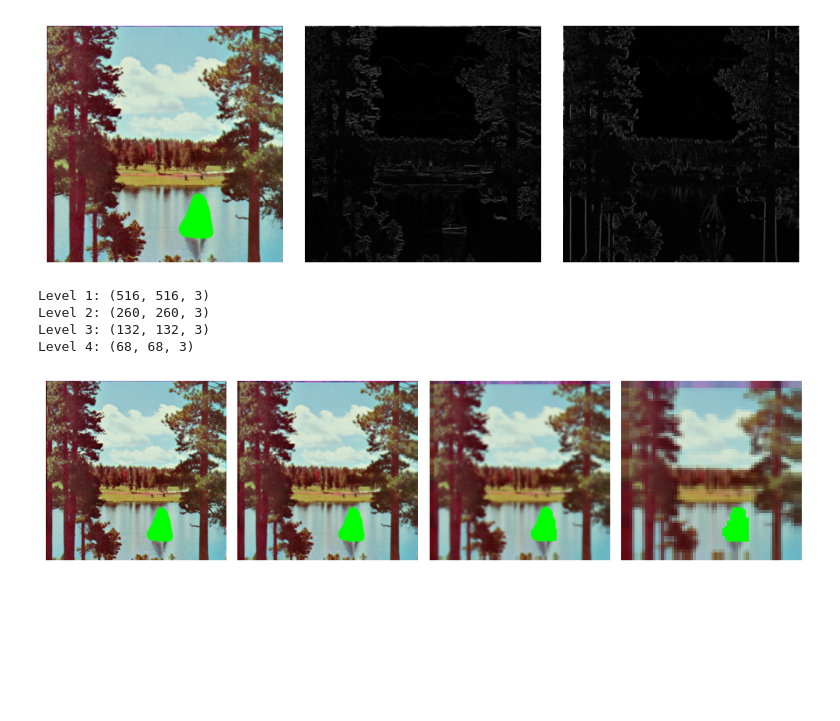
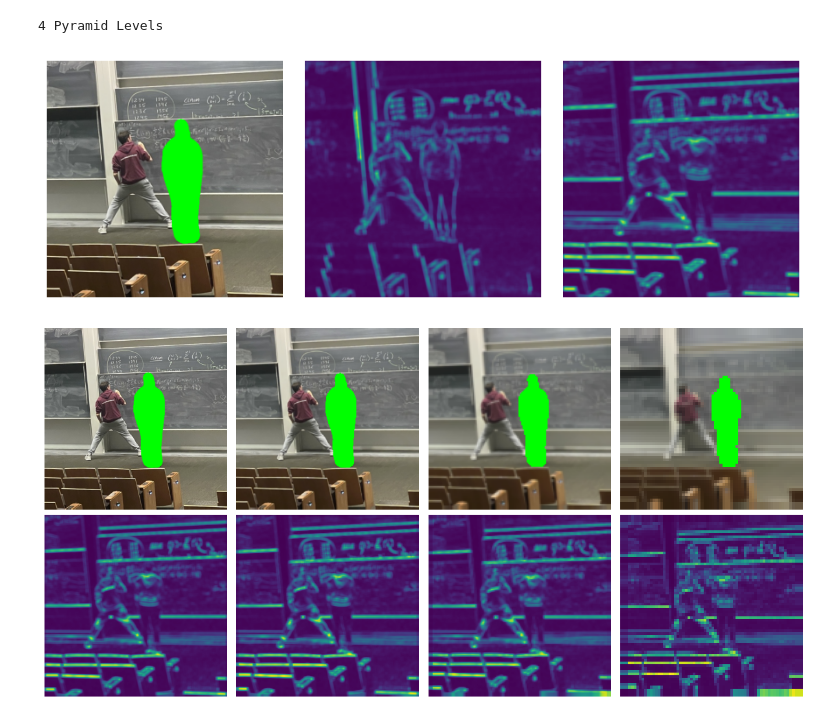
Before and after one commit to micahreich/patch-match, a Jupyter notebook: sequential/patch-match.ipynb, the cells around one changed output. Drawn from its saved outputs; the diff is of its cells as text; code cells hidden in the pictures; blank space fills up the shorter version.

```diff
--- a/sequential/patch-match.ipynb
+++ b/sequential/patch-match.ipynb
@@ -19,9 +19,14 @@ HALF_SIZE = PATCH_SIZE // 2
 PATCH_REGION = lambda i, j : (slice(i - HALF_SIZE, i + HALF_SIZE + 1), \
                               slice(j - HALF_SIZE, j + HALF_SIZE + 1))
 
-SAFE_PATCH_REGION = lambda i, j, h, w : (slice(max(0, i - HALF_SIZE), min(h, i + HALF_SIZE + 1)), \
-                                         slice(max(0, j - HALF_SIZE), min(w, j + HALF_SIZE + 1)))
+# SAFE_PATCH_REGION = lambda i, j, h, w : (slice(max(0, i - HALF_SIZE), min(h, i + HALF_SIZE + 1)), \
+#                                          slice(max(0, j - HALF_SIZE), min(w, j + HALF_SIZE + 1)))
 
+def SAFE_PATCH_REGION(i, j, h, w, halflen=HALF_SIZE, cutoff_edges=False):
+    minval = HALF_SIZE if cutoff_edges else 0
+
+    return slice(max(minval, i - halflen), min(h - minval, i + halflen + 1)), \
+           slice(max(minval, j - halflen), min(w - minval, j + halflen + 1))
 
 
 def REGION_INTERSECT(ij1, r1, ij2, r2):
@@ -77,18 +70,36 @@ def in_bounds(r, c, h, w, dilated=False):
 def masked_image(img, mask):
     return ~mask[:, :, np.newaxis] * img + (mask[:, :, np.newaxis]) * MASK_COLOR
 
-image = Image.open('sailboat.tiff')
+image = Image.open('menmax.jpg')
 image = np.array(image)
+
+mask = Image.open('menmax-mask.jpg')
+mask = np.mean(np.array(mask), axis=-1)
+mask = mask < 128
 
 height, width, channels = image.shape
 
-mask = Image.open('sailboat_mask.png')
-mask = np.mean(np.array(mask), axis=-1)
-mask = mask < 255
+count_erosions_mask = mask.copy()
+N_o = 0
+
+while count_erosions_mask.any():
+    erosion = ndimage.binary_erosion(count_erosions_mask, structure=np.ones((3, 3)))
+    boundary = count_erosions_mask ^ erosion
+
+    N_o += 1
+
+    count_erosions_mask = erosion
+
+n_pyramid_levels = 4 #np.ceil( np.log2(2 * N_o / (PATCH_SIZE * PATCH_SIZE)) ).astype(int)
+print(f"{n_pyramid_levels} Pyramid Levels")
 
 grey_image = np.dot(image[...,:3], [0.2989, 0.5870, 0.1140])
 gradient_y, gradient_x = np.abs(np.gradient(grey_image.astype(float)))
 gradient = np.stack([gradient_x, gradient_y], axis=-1)
+
+# gradient_norm = np.linalg.norm(gradient, axis=-1, keepdims=True)
+# gradient = gradient / gradient_norm
+
 
 patch_counts = np.zeros_like(grey_image, dtype=int)
 
@@ -96,68 +107,71 @@ texture = np.empty(shape=(height, width, 2))
 
 for i in range(height):
     for j in range(width):
-        patch_region = SAFE_PATCH_REGION(i, j, height, width)
-        cardinality = np.prod([slice.stop - slice.start for slice in patch_region])
+        sidelen = 1 + 2 ** (n_pyramid_levels - 1)
+        texture_region = SAFE_PATCH_REGION(i, j, height, width, halflen=sidelen//2)
 
-        texture[i, j, 0] = 1/cardinality * np.sum(gradient[patch_region][..., 0])
-        texture[i, j, 1] = 1/cardinality * np.sum(gradient[patch_region][..., 1])
+        cardinality = sidelen * sidelen
+
+        texture[i, j, 0] = 1/cardinality * np.sum(gradient[texture_region][..., 0])
+        texture[i, j, 1] = 1/cardinality * np.sum(gradient[texture_region][..., 1])
+
+
+# texture /= 255.0
 
 fig, axs = plt.subplots(1, 3, figsize=(9, 3))
 axs[0].imshow(masked_image(image, mask))
 axs[0].axis('off')
 
-axs[1].imshow(gradient_y, cmap='gray')
+axs[1].imshow(texture[...,0])
 axs[1].axis('off')
 
-axs[2].imshow(gradient_x, cmap='gray')
+axs[2].imshow(texture[...,1])
 axs[2].axis('off')
 
 plt.tight_layout()
 plt.show()
 # %% [output]
+4 Pyramid Levels
-[figure, old version]
+[figure, new version]
 # %%
-n_pyramid_levels = 4
-
 image_pyramid = [image.copy()]
 texture_pyramid = [texture.copy()]
 mask_pyramid = [mask.copy()]
 
 for i in range(1, n_pyramid_levels):
     # Apply Gaussian 3x3 kernel and downsample image
     next_level_image = ndimage.gaussian_filter(image_pyramid[-1], sigma=(1, 1, 0))[::2, ::2]
     image_pyramid.append(next_level_image)
 
     # Downsample texture map
     multiplier = 2 ** i
     next_level_texture = texture_pyramid[0][::multiplier, ::multiplier]
     texture_pyramid.append(next_level_texture)
 
     # Downsample the mask using (2x2) max pooling
-    next_level_mask = ndimage.maximum_filter(mask_pyramid[-1], size=(2, 2))[::2, ::2]
+    # next_level_mask = ndimage.maximum_filter(mask_pyramid[-1], size=(2, 2))[::2, ::2]
+    next_level_mask = mask_pyramid[-1][::2, ::2]
     mask_pyramid.append(next_level_mask)
 
 padding_width = [(HALF_SIZE, HALF_SIZE), (HALF_SIZE, HALF_SIZE), (0, 0)]
 
 for i in range(0, n_pyramid_levels):
     image_pyramid[i] = np.pad(image_pyramid[i], pad_width=padding_width, mode='edge')
     texture_pyramid[i] = np.pad(texture_pyramid[i], pad_width=padding_width, mode='edge')
     mask_pyramid[i] = np.pad(mask_pyramid[i], pad_width=padding_width[:-1], mode='edge') # TODO: fix this to be constant?
 
-fig, axs = plt.subplots(1, len(image_pyramid), figsize=(10, 5))
+fig, axs = plt.subplots(2, len(image_pyramid), figsize=(12, 6))
 for i, (img, msk) in enumerate(zip(image_pyramid, mask_pyramid)):
-    print(f"Level {i+1}: {img.shape}")
-    axs[i].imshow(masked_image(img, msk))
-    axs[i].axis('off')
+    axs[0, i].imshow(masked_image(img, msk))
+    axs[0, i].axis('off')
+
+    axs[1, i].imshow(texture_pyramid[i][..., 1])
+    axs[1, i].axis('off')
 
 plt.tight_layout()
 plt.show()
 # %% [output]
-Level 1: (516, 516, 3)
-Level 2: (260, 260, 3)
-Level 3: (132, 132, 3)
-Level 4: (68, 68, 3)
-[figure, old version]
+[figure, new version]
 # %%
 rho = 0.5
 lam = 50
```
Also changed, not shown: parts of 7 cells of this notebook, 5 other files.
